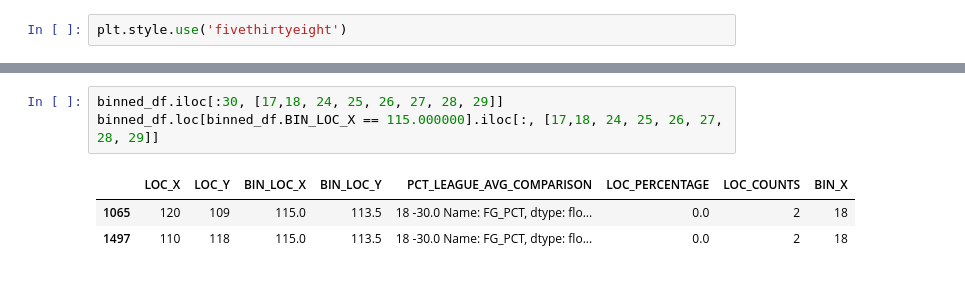
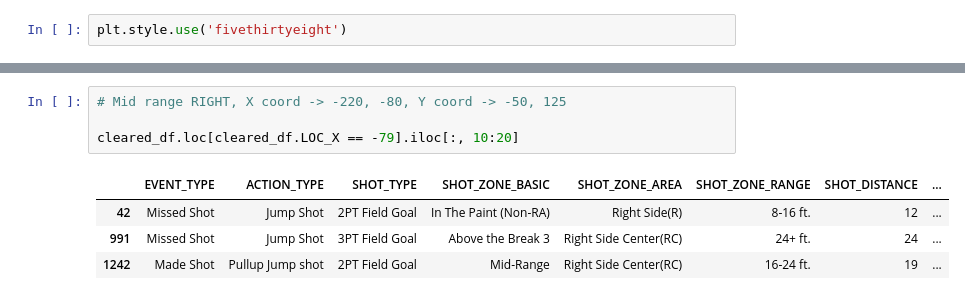
Before and after one commit to danchyy/Basketball_Analytics, a Jupyter notebook: Scripts/shot_chart_api/Shot_Chart.ipynb, the cells around one changed output, grey strips where cells are left out. Cells and saved outputs as stored; diff of their text form.

```diff
--- a/Scripts/shot_chart_api/Shot_Chart.ipynb
+++ b/Scripts/shot_chart_api/Shot_Chart.ipynb
@@ -235,7 +299,9 @@ league_average
-# %%
-binned_df.iloc[:30, [17,18, 24, 25, 26, 27, 28, 29]]
-binned_df.loc[binned_df.BIN_LOC_X == 115.000000].iloc[:, [17,18, 24, 25, 26, 27, 28, 29]]
-# %% [output]
-|  | LOC_X | LOC_Y | BIN_LOC_X | BIN_LOC_Y | PCT_LEAGUE_AVG_COMPARISON | LOC_PERCENTAGE | LOC_COUNTS | BIN_X |
-| 1065 | 120 | 109 | 115.0 | 113.5 | 18 -30.0 Name: FG_PCT, dtype: flo... | 0.0 | 2 | 18 |
-| 1497 | 110 | 118 | 115.0 | 113.5 | 18 -30.0 Name: FG_PCT, dtype: flo... | 0.0 | 2 | 18 |
+# %%
+# Mid range RIGHT, X coord -> -220, -80, Y coord -> -50, 125
+
+cleared_df.loc[cleared_df.LOC_X == -79].iloc[:, 10:20]
+# %% [output]
+|  | EVENT_TYPE | ACTION_TYPE | SHOT_TYPE | SHOT_ZONE_BASIC | SHOT_ZONE_AREA | SHOT_ZONE_RANGE | SHOT_DISTANCE | ... |
+| 42 | Missed Shot | Jump Shot | 2PT Field Goal | In The Paint (Non-RA) | Right Side(R) | 8-16 ft. | 12 | ... |
+| 991 | Missed Shot | Jump Shot | 3PT Field Goal | Above the Break 3 | Right Side Center(RC) | 24+ ft. | 24 | ... |
+| 1242 | Made Shot | Pullup Jump shot | 2PT Field Goal | Mid-Range | Right Side Center(RC) | 16-24 ft. | 19 | ... |
```
Also changed, not shown: parts of 13 cells of this notebook.
